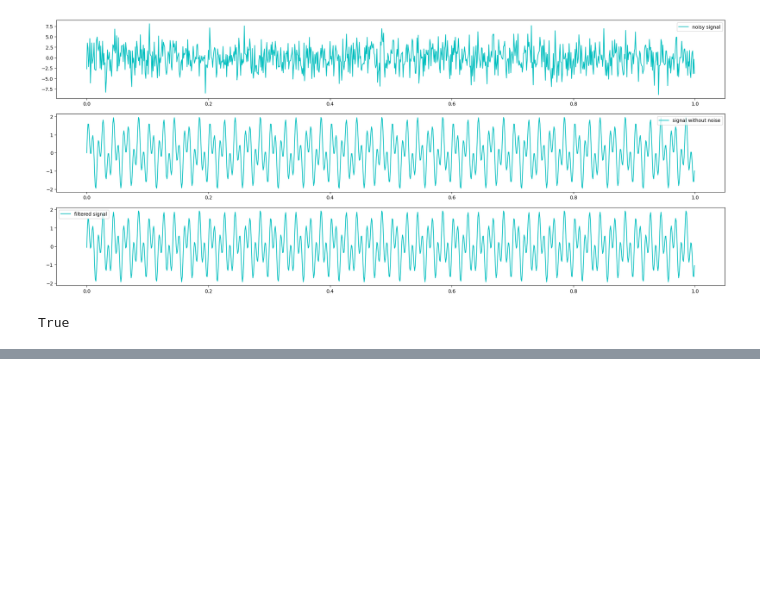
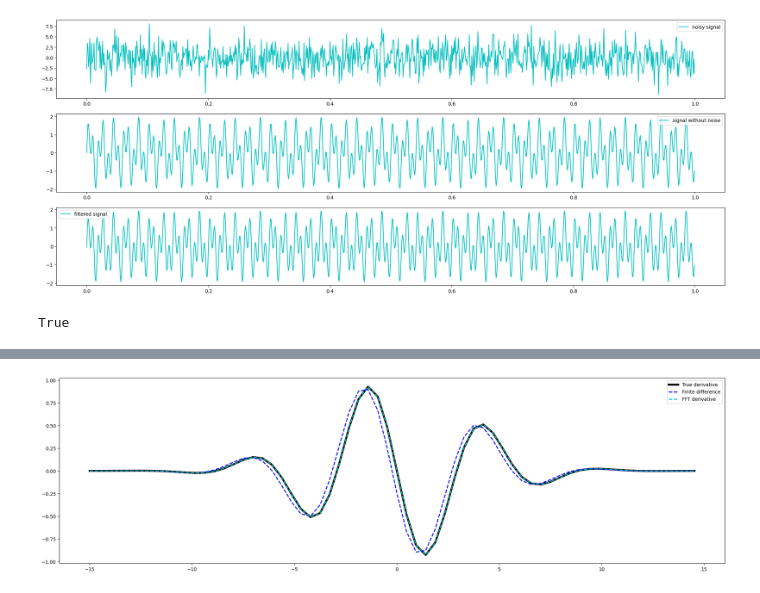
Before and after one commit to sukhitashvili/fast_fourier_analysis_tutorial, a Jupyter notebook: fft.ipynb, the cells around one changed output, grey strips where cells are left out. Drawn from its saved outputs; the diff is of its cells as text; code cells hidden in the pictures; blank space fills up the shorter version.

Commit message:
added derivative calculation

```diff
--- a/fft.ipynb
+++ b/fft.ipynb
@@ -115,0 +161,31 @@ plt.show()
+# %%
+n = 64
+L = 30
+dx = L / n
+x = np.arange(-L / 2, L / 2, dx)  # np.arange(-L/2, L/2, dx, dtype='complex_')
+f = np.cos(x) * np.exp(-np.power(x, 2) / 25)  # function
+df = -(np.sin(x) * np.exp(-np.power(x, 2) / 25) + 2 / 25 * x * f)  # derivative of the above function
+# %%
+# approximation of the function derivative using finite difference
+df_approx_fd = np.zeros(len(df))  # np.zeros(len(df), dtype='complex_')
+for kappa in range(len(df) - 1):
+    df_approx_fd[kappa] = (f[kappa + 1] - f[kappa]) / dx
+
+df_approx_fd[-1] = df_approx_fd[-2]
+# %%
+# derivative using FFT (spectral derivative)
+f_hat = np.fft.fft(f)
+# below (2 * np.pi / L) factor corresponds to x range of 2pi, needed for cos and sin to make full cycle.
+kappa = (2 * np.pi / L) * np.arange(-n / 2, n / 2)  # range of [-n / 2, n / 2] corresponds to maximum frequency component which we can detect from the data with N elements, which is N / 2
+kappa = np.fft.fftshift(kappa)
+df_hat = (1j) * kappa * f_hat
+df_approx_fft = np.real(np.fft.ifft(df_hat))
+# %%
+plt.figure(figsize=(25, 7))
+plt.plot(x, df, color='k', linewidth=4, label='True derivative')
+plt.plot(x, df_approx_fd, '--', color='b', linewidth=2, label='Finite difference')
+plt.plot(x, df_approx_fft, '--', color='c', linewidth=2, label='FFT derivative')
+plt.legend()
+plt.show()
+# %% [output]
+[figure, added]
```
Also changed, not shown: parts of 12 cells of this notebook, 2 other files.
